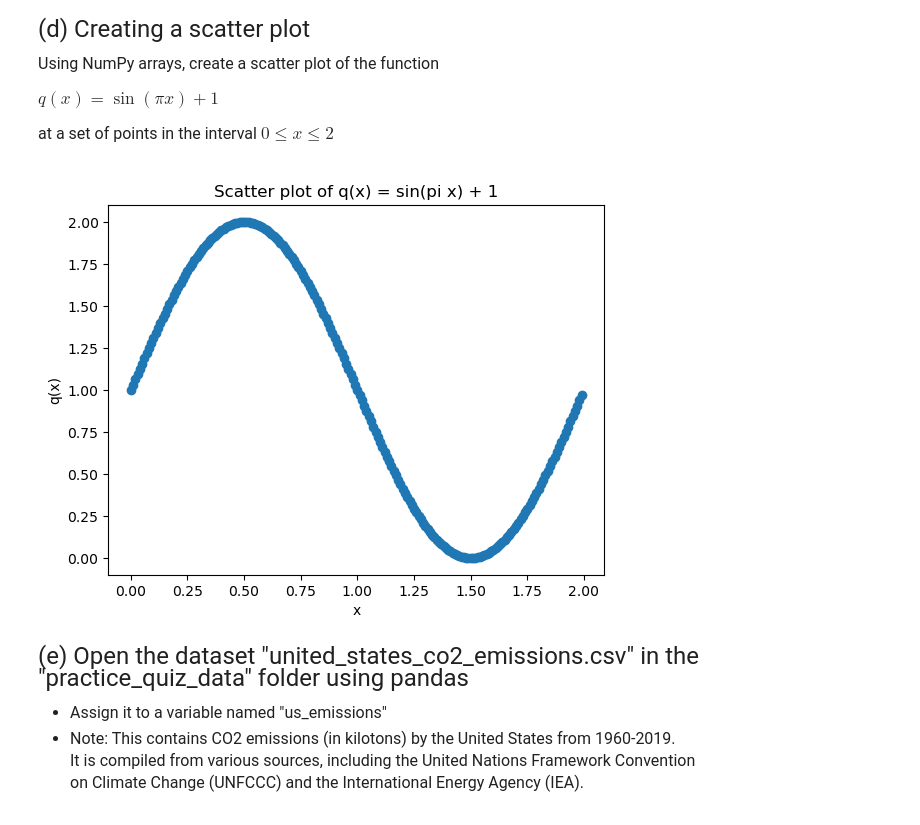
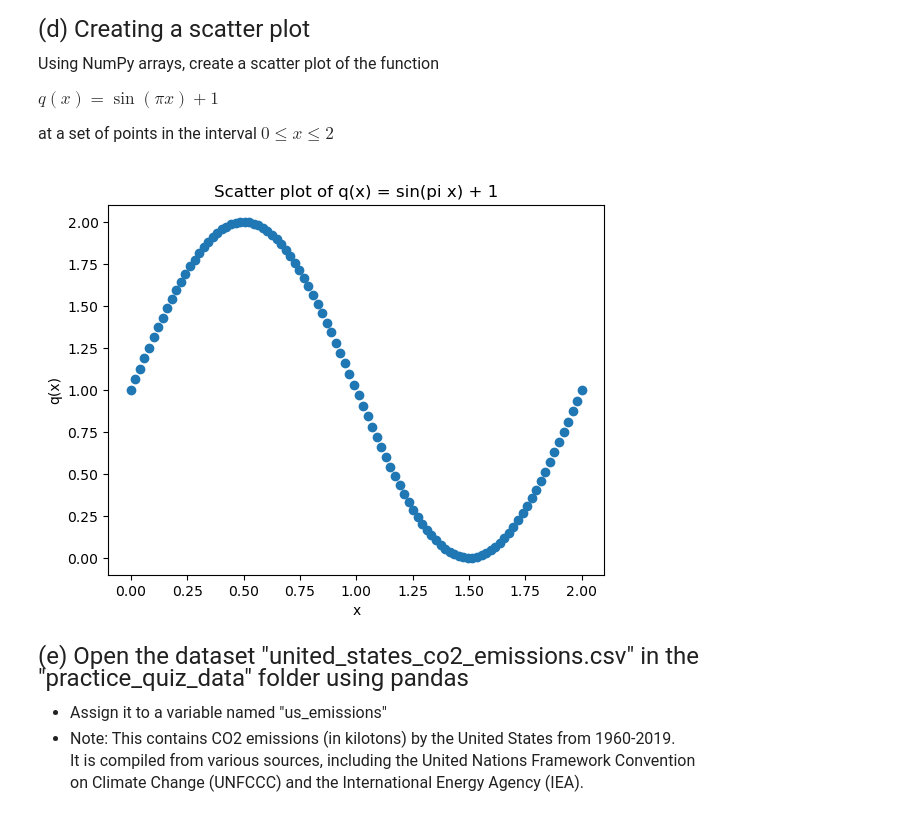
Before and after one commit to reneengai126/qtm151fall2025, a Jupyter notebook: Assignments/practice_quiz.ipynb, the cells around one changed output. Drawn from its saved outputs; the diff is of its cells as text; code cells hidden in the pictures.

```diff
--- a/Assignments/practice_quiz.ipynb
+++ b/Assignments/practice_quiz.ipynb
@@ -147,16 +148,17 @@ at a set of points in the interval $0 \leq x \leq 2$
 # %%
 # Write your answer here:
 import matplotlib.pyplot as plt
+x = np.linspace(0, 2, 100)
 def q(x):
     return np.sin(np.pi * x) + 1
 
 plt.scatter(x, q(x))
 plt.xlabel("x")
 plt.ylabel("q(x)")
 plt.title("Scatter plot of q(x) = sin(pi x) + 1")
 plt.show()
 # %% [output]
-[figure, old version]
+[figure, new version]
 # %% [markdown]
 <font size = "5">
 
```
Also changed, not shown: parts of 2 cells of this notebook, 4 other files.
